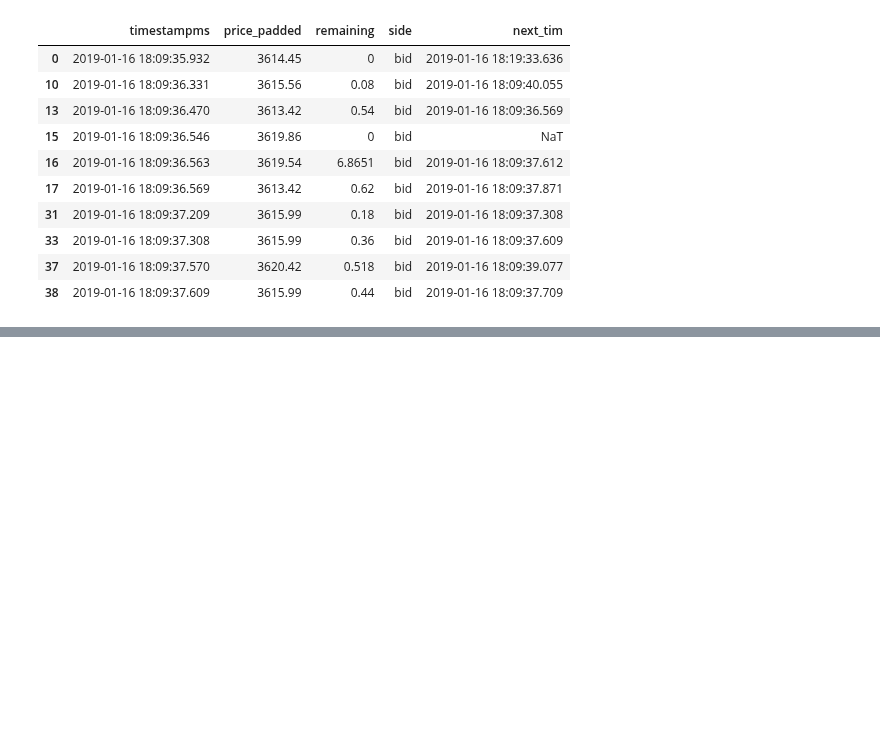
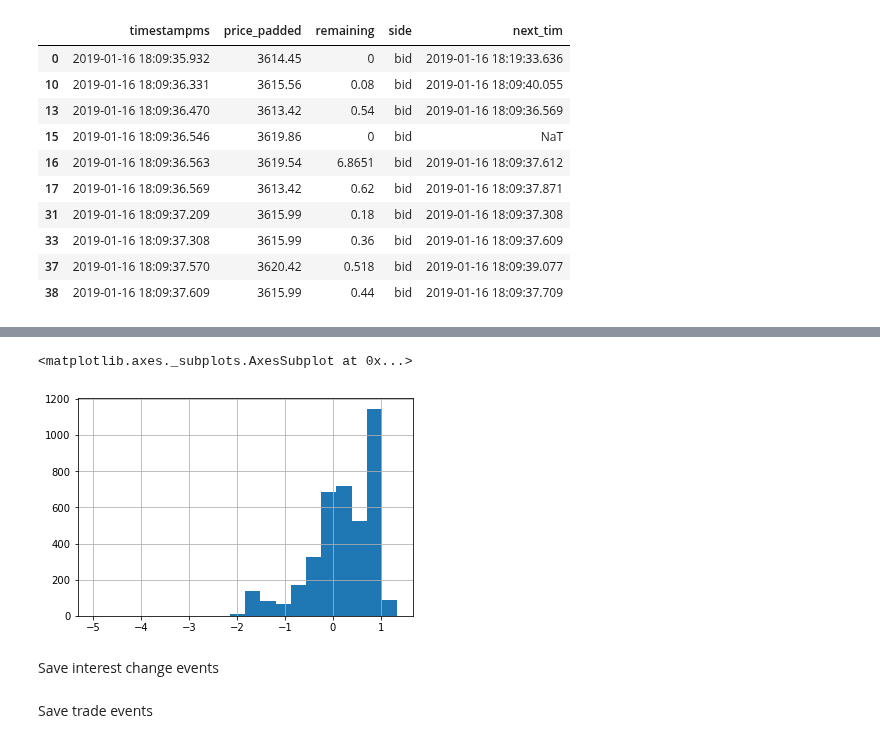
Before and after one commit to gautsi/gen-purpose-repo, a Jupyter notebook: gemini/FormatGemimiDataVer2.ipynb, the cells around one changed output, grey strips where cells are left out. Saved outputs shown, nothing was run; the diff lists cells and outputs as text; code cells hidden in the pictures; blank space fills up the shorter version.

```diff
--- a/gemini/FormatGemimiDataVer2.ipynb
+++ b/gemini/FormatGemimiDataVer2.ipynb
@@ -185 +207,12 @@ interest_changes_in_trades_range.iloc[:10]
+# %%
+import numpy as np
+interest_changes_in_trades_range[interest_changes_in_trades_range.remaining.astype("float") > 0].remaining.astype(
+    "float").map(
+    np.log10).hist(
+    bins = 20)
+# %% [output]
+<matplotlib.axes._subplots.AxesSubplot at 0x...>
+[figure, added]
+# %% [markdown]
+Save interest change events
 # %%
@@ -186,0 +220,2 @@ interest_changes_in_trades_range.to_json("gemini_interest.j")
+# %% [markdown]
+Save trade events
```
Also changed, not shown: parts of 19 cells of this notebook, 1 other file.
